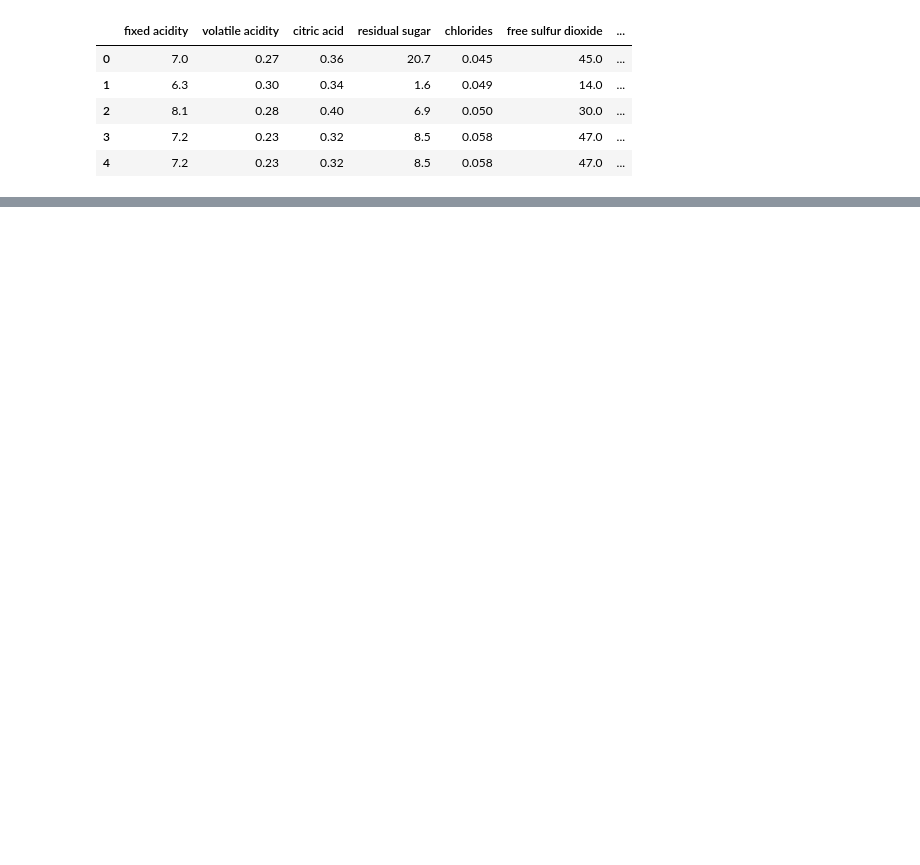
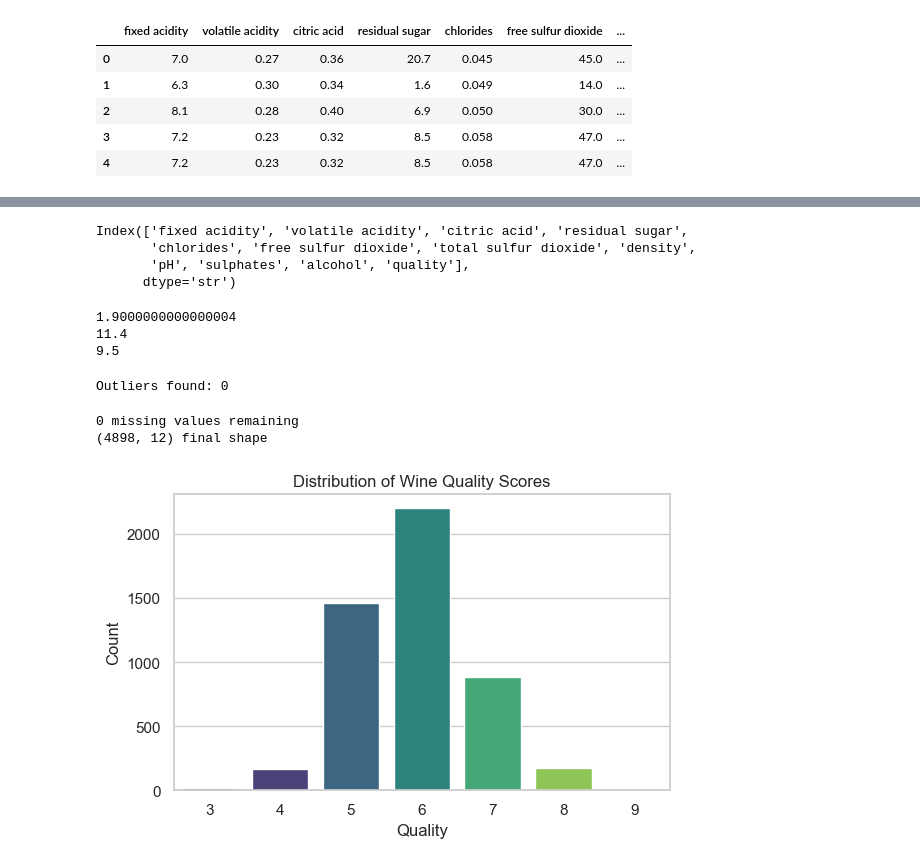
Before and after one commit to ghansham01/learning-machines, a Jupyter notebook: wineQuality/wineQuality.ipynb, the cells around one changed output, grey strips where cells are left out. Saved outputs shown, nothing was run; the diff lists cells and outputs as text; code cells hidden in the pictures; blank space fills up the shorter version.

```diff
--- a/wineQuality/wineQuality.ipynb
+++ b/wineQuality/wineQuality.ipynb
@@ -81,0 +60,12 @@ df.head()
+# %%
+# How to handle each case:
+# Case 1: Drop rows — only when < 5% missing AND MCAR
+df.dropna(subset=['pH'], inplace=True)
+
+# Case 2: Fill with median (skewed numeric columns)
+df['residual sugar'].fillna(df['residual sugar'].median(), inplace=True)
+
+# Case 3: Fill with mean (normally distributed)
+df['alcohol'].fillna(df['alcohol'].mean(), inplace=True)
+
+df.head()
@@ -81,0 +93,56 @@ df.head()
+# %%
+
+numeric_cols = df.select_dtypes(include=np.number).columns
+
+print(numeric_cols)
+# %% [output]
+Index(['fixed acidity', 'volatile acidity', 'citric acid', 'residual sugar',
+       'chlorides', 'free sulfur dioxide', 'total sulfur dioxide', 'density',
+       'pH', 'sulphates', 'alcohol', 'quality'],
+      dtype='str')
+# %%
+# Method 1: IQR (Interquartile Range) — most common
+Q1 = df['alcohol'].quantile(0.25)
+Q3 = df['alcohol'].quantile(0.75)
+IQR = Q3 - Q1
+
+print(IQR)
+print(Q3)
+print(Q1)
+# %% [output]
+1.9000000000000004
+11.4
+9.5
+# %%
+lower = Q1 - 1.5 * IQR
+upper = Q3 + 1.5 * IQR
+
+outliers = df[(df['alcohol'] < lower) | (df['alcohol'] > upper)]
+print(f"Outliers found: {len(outliers)}")
+# %% [output]
+Outliers found: 0
+# %%
+# Step 5 — handle outliers (IQR method)
+for col in ['alcohol', 'residual sugar', 'total sulfur dioxide']:
+    Q1, Q3 = df[col].quantile([0.25, 0.75])
+    IQR = Q3 - Q1
+    df[col] = df[col].clip(lower=Q1 - 1.5*IQR, upper=Q3 + 1.5*IQR)
+# %%
+print(df.isnull().sum().sum(), "missing values remaining")
+print(df.shape, "final shape")
+# %% [output]
+0 missing values remaining
+(4898, 12) final shape
+# %%
+# Set default styling for aesthetics
+sns.set_theme(style="whitegrid")
+
+plt.figure(figsize=(6, 4))
+sns.countplot(data=df, x='quality', hue='quality', palette='viridis', legend=False)
+plt.title('Distribution of Wine Quality Scores')
+plt.xlabel('Quality')
+plt.ylabel('Count')
+plt.tight_layout()
+plt.show()
+# %% [output]
+[figure, added]
```
Also changed, not shown: parts of 22 cells of this notebook.
